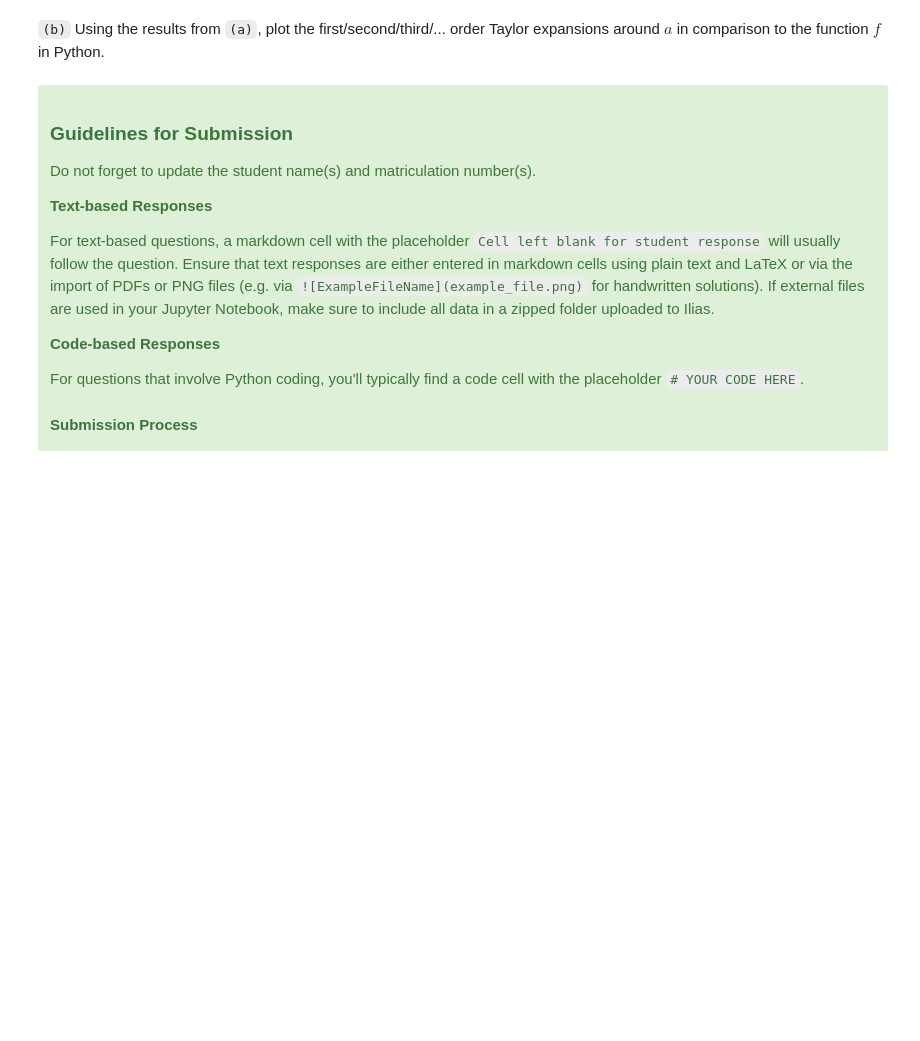
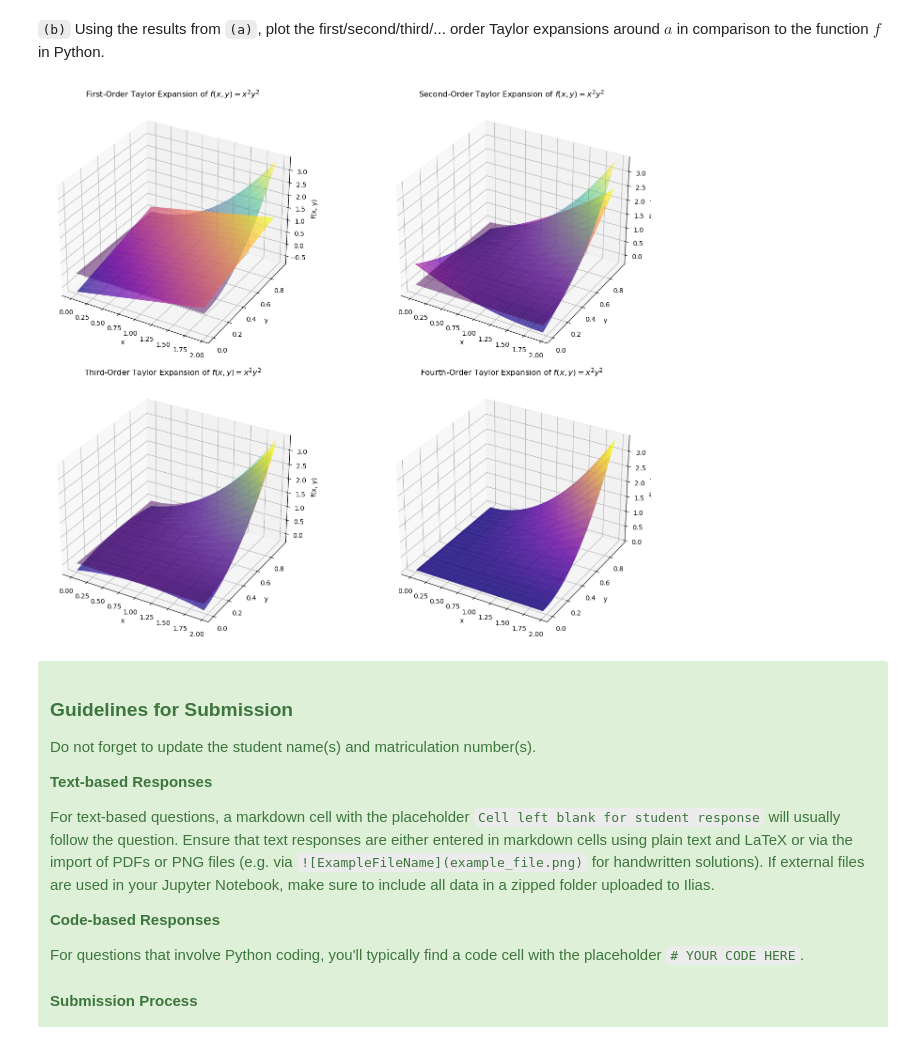
Before and after one commit to as3ert/TMFVC, a Jupyter notebook: Assignment 3/TMFVC_Ass03.ipynb, the cells around one changed output. Saved outputs shown, nothing was run; the diff lists cells and outputs as text; code cells hidden in the pictures; blank space fills up the shorter version.

```diff
--- a/Assignment 3/TMFVC_Ass03.ipynb
+++ b/Assignment 3/TMFVC_Ass03.ipynb
@@ -271,3 +442,80 @@ Given the function $f\colon \mathbb{R}^2 \to \mathbb{R},  f(x,y) = x^2 y^2$.
+# %%
+import numpy as np
+import matplotlib.pyplot as plt
+from mpl_toolkits.mplot3d import Axes3D
+
+# Define the function f(x,y) = x^2*y^2
+def f(x, y):
+    return x**2 * y**2
+
+# Define the Taylor expansions around (1, 0.5)
+def first_order_approximation(x, y):
+    return 0.25 + 0.5 * (x - 1) + (y - 0.5)
+
+def second_order_approximation(x, y):
+    return first_order_approximation(x, y) + 0.25 * (x - 1)**2 + 2 * (x - 1) * (y - 0.5) + (y - 0.5)**2
+
+def third_order_approximation(x, y):
+    return second_order_approximation(x, y) + (x - 1)**2 * (y - 0.5) + 2 * (x - 1) * (y - 0.5)**2
+
+def fourth_order_approximation(x, y):
+    return third_order_approximation(x, y) + (x - 1)**2 * (y - 0.5)**2
+
+# Make data
+X = np.arange(0, 2, 0.05)
+Y = np.arange(0, 1, 0.05)
+X, Y = np.meshgrid(X, Y)
+
+# Evaluate the functions
+Z_original = f(X, Y)
+Z_first = first_order_approximation(X, Y)
+Z_second = second_order_approximation(X, Y)
+Z_third = third_order_approximation(X, Y)
+Z_fourth = fourth_order_approximation(X, Y)
+
+# Plot the functions
+fig = plt.figure(figsize=(16, 12))
+
+# First-order expansion
+ax1 = fig.add_subplot(221, projection='3d')
+ax1.plot_surface(X, Y, Z_original, cmap='viridis', alpha=0.5)
+ax1.plot_surface(X, Y, Z_first, cmap='plasma', alpha=0.7)
+ax1.set_title('First-Order Taylor Expansion of $f(x, y) = x^2 y^2$')
+ax1.set_xlabel('x')
+ax1.set_ylabel('y')
+ax1.set_zlabel('f(x, y)')
+
+# Second-order expansion
+ax2 = fig.add_subplot(222, projection='3d')
+ax2.plot_surface(X, Y, Z_original, cmap='viridis', alpha=0.5)
+ax2.plot_surface(X, Y, Z_second, cmap='plasma', alpha=0.7)
+ax2.set_title('Second-Order Taylor Expansion of $f(x, y) = x^2 y^2$')
+ax2.set_xlabel('x')
+ax2.set_ylabel('y')
+ax2.set_zlabel('f(x, y)')
+
+# Third-order expansion
+ax3 = fig.add_subplot(223, projection='3d')
+ax3.plot_surface(X, Y, Z_original, cmap='viridis', alpha=0.5)
+ax3.plot_surface(X, Y, Z_third, cmap='plasma', alpha=0.7)
+ax3.set_title('Third-Order Taylor Expansion of $f(x, y) = x^2 y^2$')
+ax3.set_xlabel('x')
+ax3.set_ylabel('y')
+ax3.set_zlabel('f(x, y)')
+
+# Fourth-order expansion
+ax4 = fig.add_subplot(224, projection='3d')
+ax4.plot_surface(X, Y, Z_original, cmap='viridis', alpha=0.5)
+ax4.plot_surface(X, Y, Z_fourth, cmap='plasma', alpha=0.7)
+ax4.set_title('Fourth-Order Taylor Expansion of $f(x, y) = x^2 y^2$')
+ax4.set_xlabel('x')
+ax4.set_ylabel('y')
+ax4.set_zlabel('f(x, y)')
+
+plt.tight_layout()
+plt.show()
+# %% [output]
+[figure, added]
 # %% [markdown]
 <div class="alert alert-success">
 
```
Also changed, not shown: parts of 15 cells of this notebook, 5 other files.
